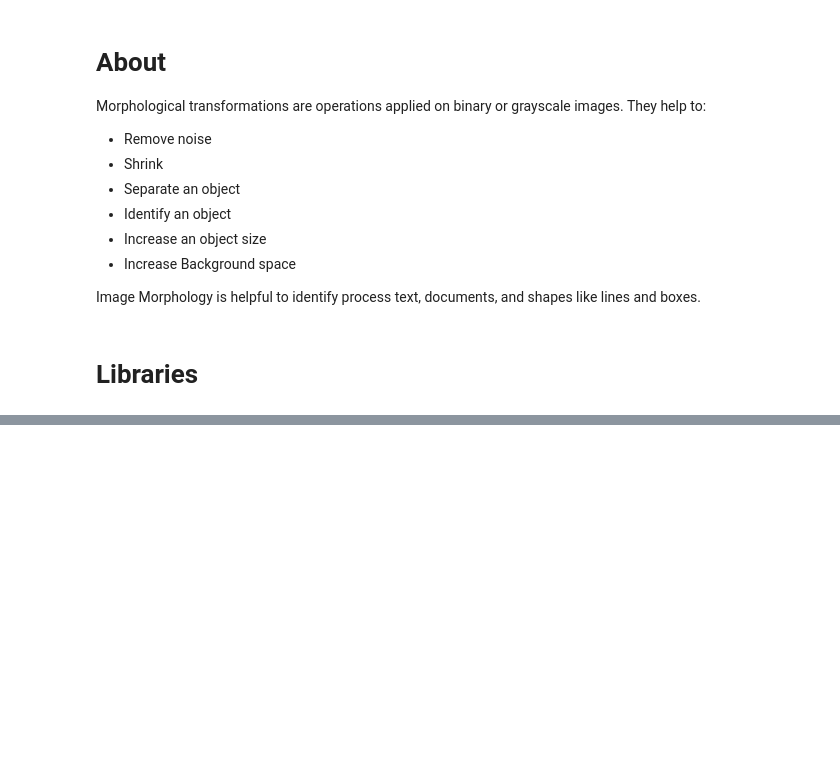
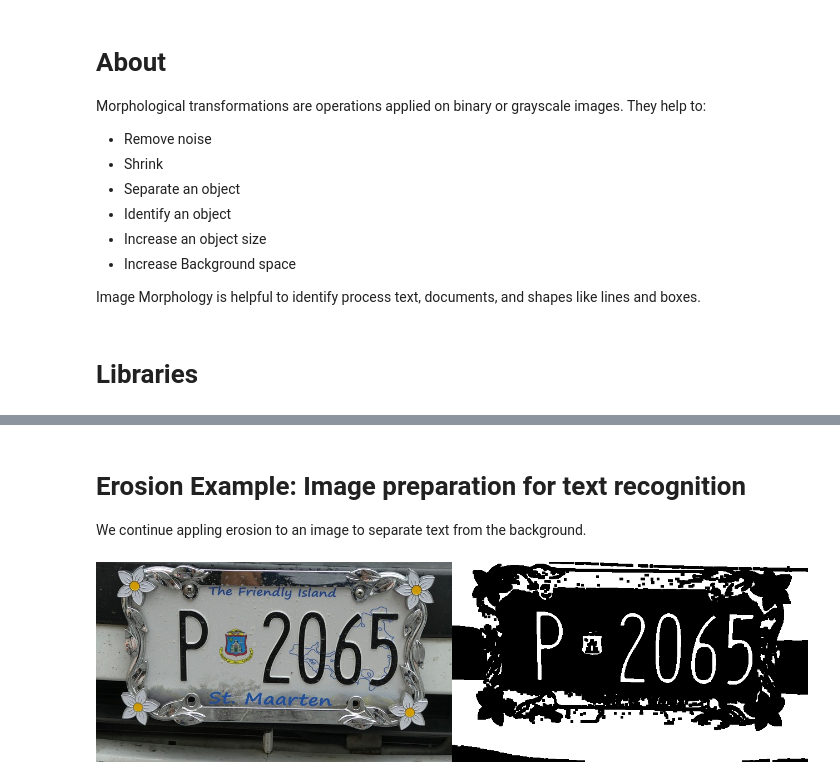
Before and after one commit to c-pzzo/Julia_CVision_V1.8, a Jupyter notebook: ImageAdjustment.ipynb, the cells around one changed output, grey strips where cells are left out. Saved outputs shown, nothing was run; the diff lists cells and outputs as text; code cells hidden in the pictures; blank space fills up the shorter version.

```diff
--- a/ImageAdjustment.ipynb
+++ b/ImageAdjustment.ipynb
@@ -105,0 +118,9 @@ erode_image("t", image_path, 4, 0.5, true)
+# %% [markdown]
+# Erosion Example: Image preparation for text recognition
+We continue appling erosion to an image to separate text from the background.
+# %%
+erode_image("Images/caribbean-plate.jpg", "<", 0.5, 2)
+
+# After 2 erosions, no other text is left on the image. This is helpful for text recognition activities.
+# %% [output]
+[figure, added]
```
Also changed, not shown: parts of 31 cells of this notebook, 33 other files.
